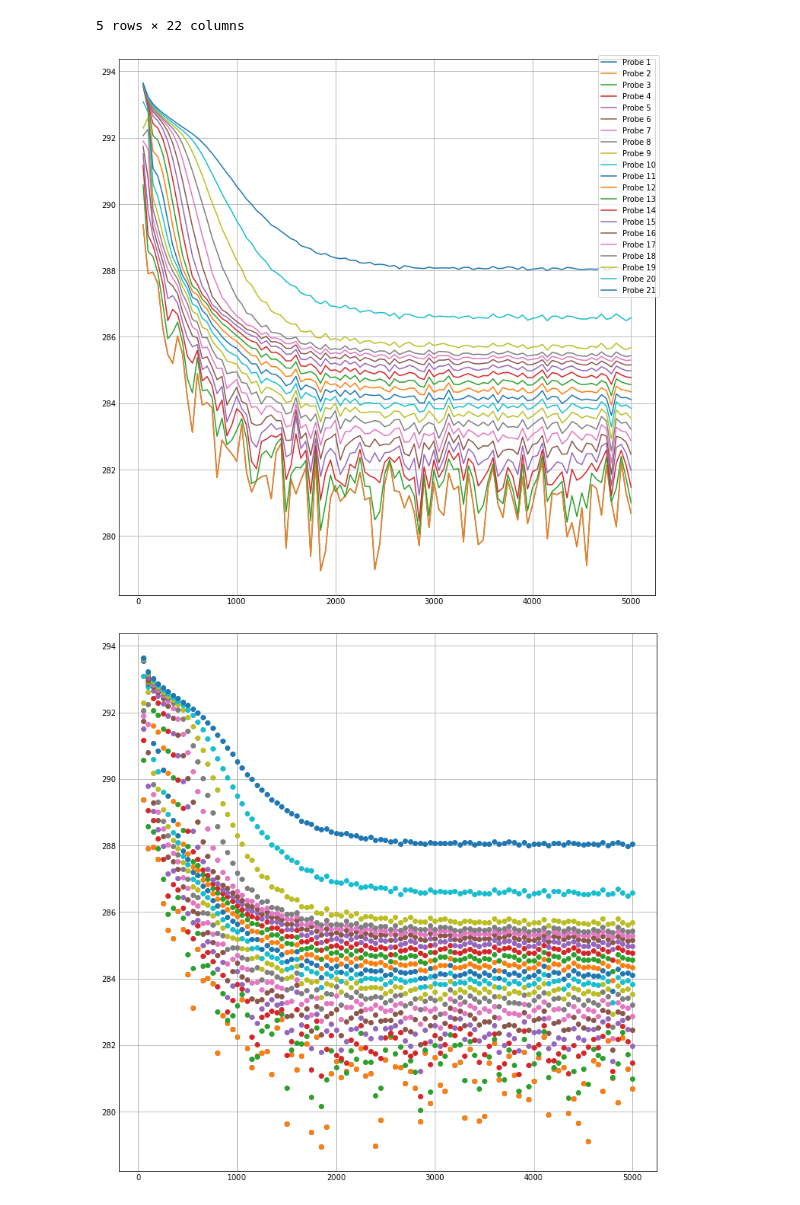
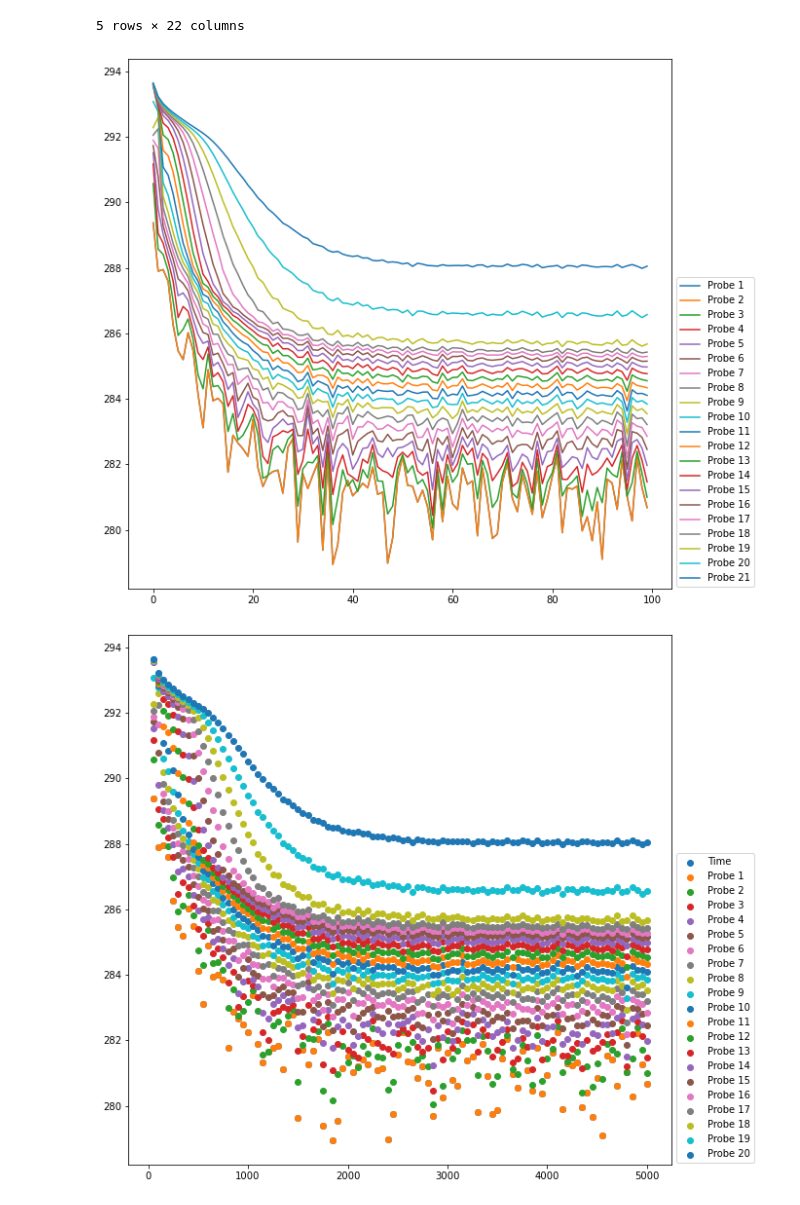
Before and after one commit to 255ribeiro/Algorithmic_Modeling_Special_Training, a Jupyter notebook: docs/Python_Training/dados_py/pandas_intro_02.ipynb, the cells around one changed output. Drawn from its saved outputs; the diff is of its cells as text; code cells hidden in the pictures.

```diff
--- a/docs/Python_Training/dados_py/pandas_intro_02.ipynb
+++ b/docs/Python_Training/dados_py/pandas_intro_02.ipynb
@@ -91,20 +117,21 @@ VP_0.agg(['std', 'sum', 'mean', 'median', 'var'])
 # %%
 fig, ax = plt.subplots(figsize=(10,10))
 
-ax = plt.plot(VP_0.iloc[:, 0], VP_0.iloc[:, 1:] )
-fig.legend(c_list[1:])
+ax = plt.plot(VP_0.index, VP_0.iloc[:, 1:] )
+fig.legend(c_list[1:], bbox_to_anchor=(.9,.12), loc="lower left")
 
 fig.show()
 # %% [output]
-[figure, old version]
+[figure, new version]
 # %%
 fig, ax = plt.subplots(figsize=(10,10))
-
+#ax.set_aspect('equal')
 for col in c_list[1:]:
-    ax = plt.scatter(VP_0.iloc[:, 0], VP_0[col] )
+    ax = plt.scatter(VP_0.loc[:,['Time']], VP_0[col] )
+fig.legend(VP_0.columns, bbox_to_anchor=(.9,.12), loc="lower left")
 fig.show()
 # %% [output]
-[figure, old version]
+[figure, new version]
 # %%
 boxplot = VP_0.boxplot(['Probe 1', 'Probe 2'])
 # %% [output]
```
Also changed, not shown: parts of 9 cells of this notebook, 12 other files.
